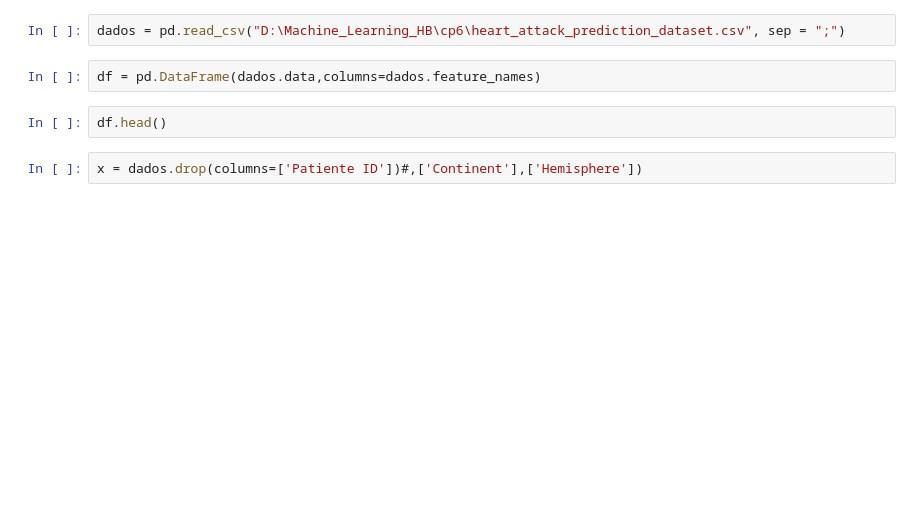
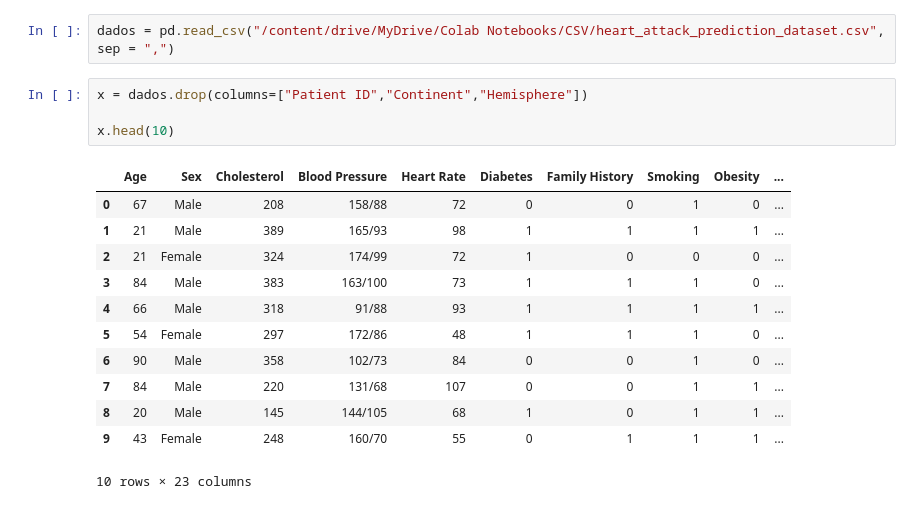
Before and after one commit to henriquebap/Machine_Learning_HB, a Jupyter notebook: cp6/cp6.ipynb, the cells around one changed output. Drawn from its saved outputs; the diff is of its cells as text; blank space fills up the shorter version.

```diff
--- a/cp6/cp6.ipynb
+++ b/cp6/cp6.ipynb
@@ -6,8 +10,19 @@ ModuleNotFoundError: No module named 'pandas'
 # %%
-dados = pd.read_csv("D:\Machine_Learning_HB\cp6\heart_attack_prediction_dataset.csv", sep = ";")
+dados = pd.read_csv("/content/drive/MyDrive/Colab Notebooks/CSV/heart_attack_prediction_dataset.csv", sep = ",")
-# %%
-df = pd.DataFrame(dados.data,columns=dados.feature_names)
-# %%
-df.head()
 # %%
-x = dados.drop(columns=['Patiente ID'])#,['Continent'],['Hemisphere'])
+x = dados.drop(columns=["Patient ID","Continent","Hemisphere"])
+
+x.head(10)
+# %% [output]
+|  | Age | Sex | Cholesterol | Blood Pressure | Heart Rate | Diabetes | Family History | Smoking | Obesity | ... |
+| 0 | 67 | Male | 208 | 158/88 | 72 | 0 | 0 | 1 | 0 | ... |
+| 1 | 21 | Male | 389 | 165/93 | 98 | 1 | 1 | 1 | 1 | ... |
+| 2 | 21 | Female | 324 | 174/99 | 72 | 1 | 0 | 0 | 0 | ... |
+| 3 | 84 | Male | 383 | 163/100 | 73 | 1 | 1 | 1 | 0 | ... |
+| 4 | 66 | Male | 318 | 91/88 | 93 | 1 | 1 | 1 | 1 | ... |
+| 5 | 54 | Female | 297 | 172/86 | 48 | 1 | 1 | 1 | 0 | ... |
+| 6 | 90 | Male | 358 | 102/73 | 84 | 0 | 0 | 1 | 0 | ... |
+| 7 | 84 | Male | 220 | 131/68 | 107 | 0 | 0 | 1 | 1 | ... |
+| 8 | 20 | Male | 145 | 144/105 | 68 | 1 | 0 | 1 | 1 | ... |
+| 9 | 43 | Female | 248 | 160/70 | 55 | 0 | 1 | 1 | 1 | ... |
+10 rows × 23 columns
```
Also changed, not shown: parts of 7 cells of this notebook.
